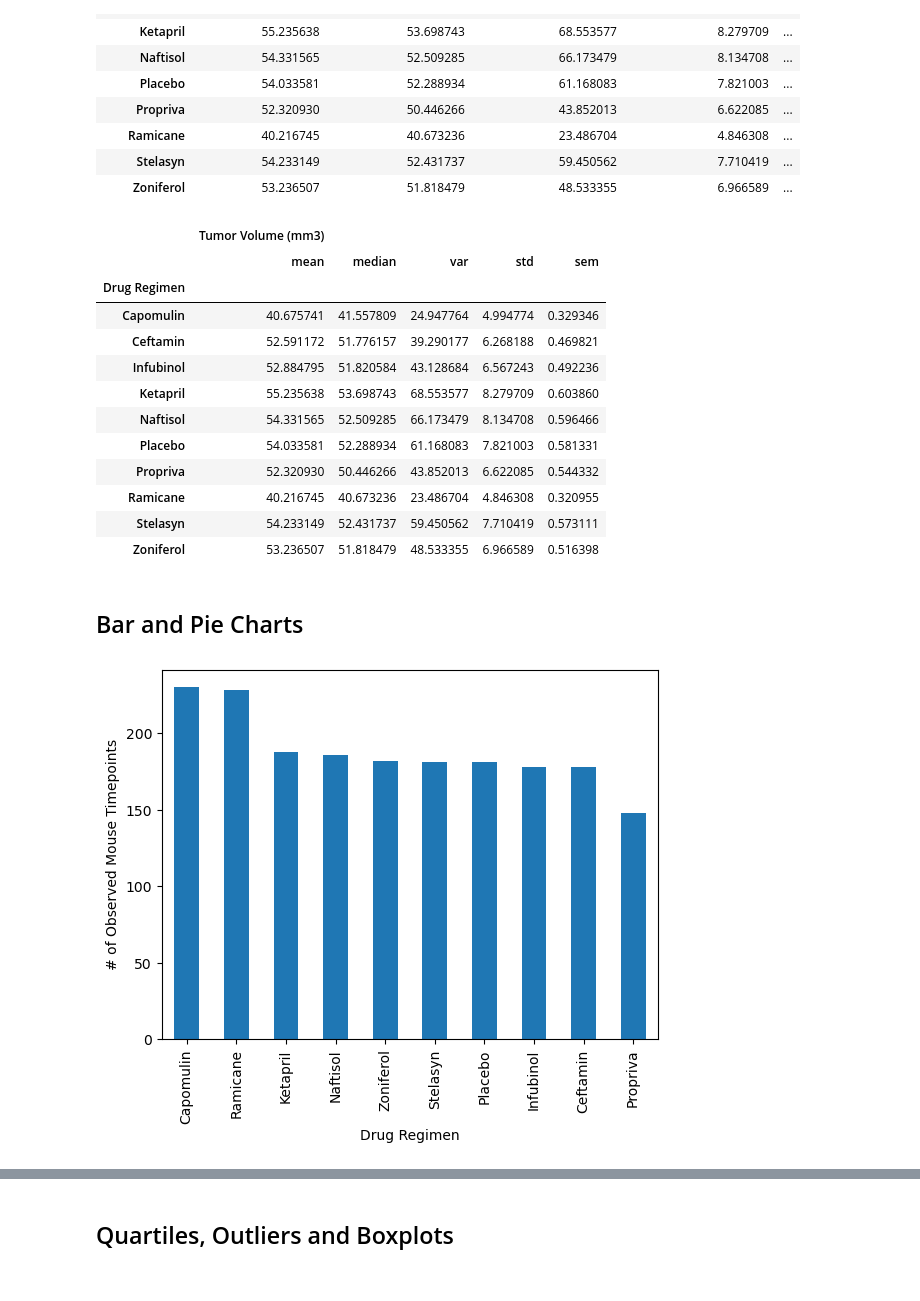
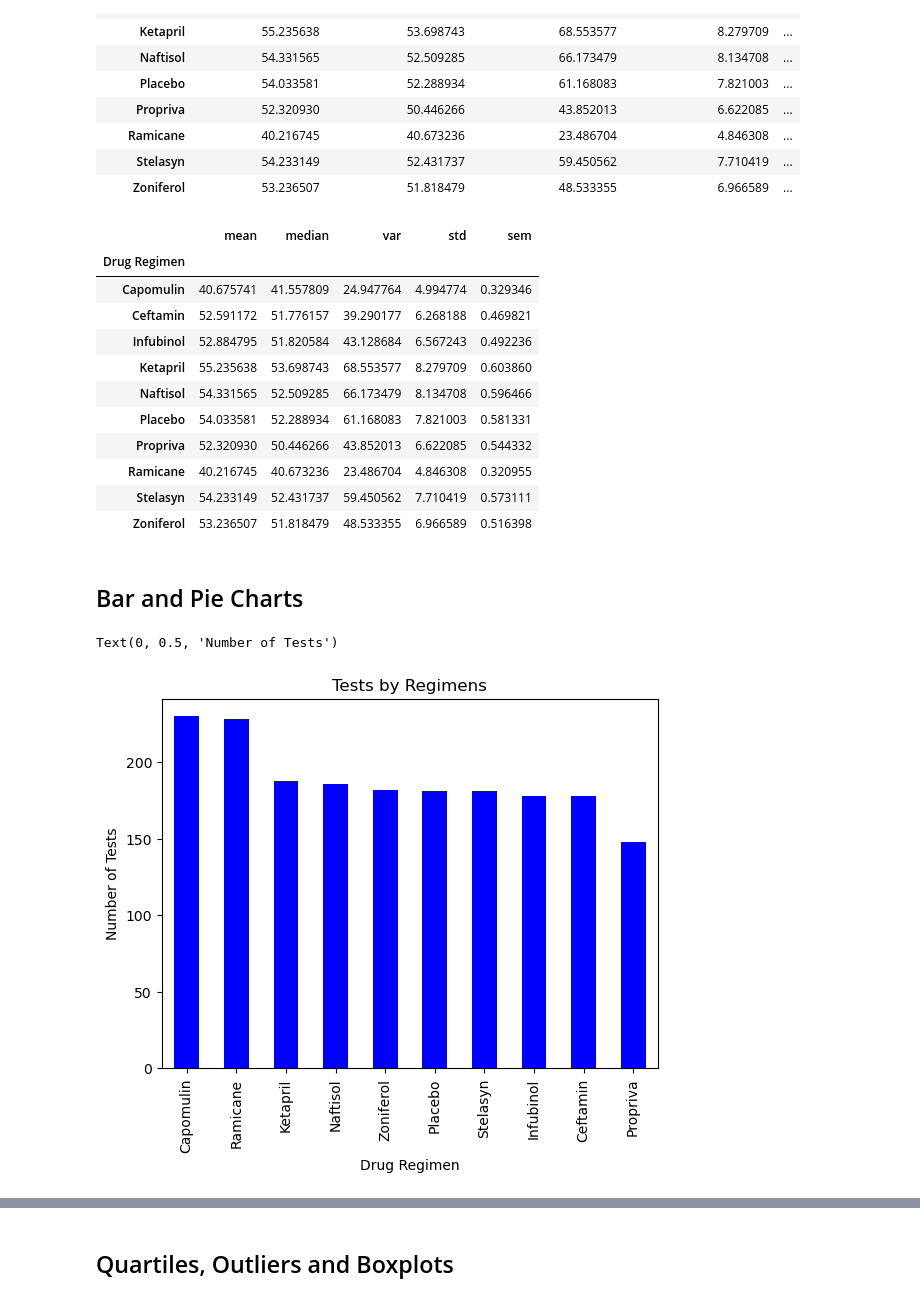
Before and after one commit to AEKoller/koller_matplotlib_challenge, a Jupyter notebook: Pymaceuticals/pymaceuticals_starter.ipynb, the cells around one changed output, grey strips where cells are left out. Saved outputs shown, nothing was run; the diff lists cells and outputs as text; code cells hidden in the pictures.

```diff
--- a/Pymaceuticals/pymaceuticals_starter.ipynb
+++ b/Pymaceuticals/pymaceuticals_starter.ipynb
@@ -38,5 +41,11 @@ meta_study_data.head()
 # %%
 # Our data should be uniquely identified by Mouse ID and Timepoint
 # Get the duplicate mice by ID number that shows up for Mouse ID and Timepoint.
+#duplicate_mice_id = meta_study_data.set_index(["Mouse ID"])["Timepoint"]
+#mice_id_time.head(50)
+duplicate_entries = meta_study_data[meta_study_data.duplicated(['Mouse ID', 'Timepoint'])]
+duplicate_mouse_ids = duplicate_entries['Mouse ID'].unique()
+duplicate_mouse_ids
+#for mouse_id in duplicate_mouse_ids
 # %% [output]
 array(['g989'], dtype=object)
@@ -60,3 +80,6 @@ array(['g989'], dtype=object)
 # %%
 # Create a clean DataFrame by dropping the duplicate mouse by its ID.
+clean_mouse_data = meta_study_data[~meta_study_data['Mouse ID'].isin(duplicate_mouse_ids)]
+print(type(clean_mouse_data))
+clean_mouse_data
 # %% [output]
@@ -96,8 +151,9 @@ array(['g989'], dtype=object)
 # and SEM of the tumor volume for each regimen (only one method is required in the solution)
 
 # Using the aggregation method, produce the same summary statistics in a single line
+drug_regimen_stats_agg = drug_regimen['Tumor Volume (mm3)'].agg(['mean', 'median', 'var', 'std', 'sem'])
+drug_regimen_stats_agg
 # %% [output]
-|  | Tumor Volume (mm3) |  |  |  |  |
 |  | mean | median | var | std | sem |
 | Drug Regimen |  |  |  |  |  |
 | Capomulin | 40.675741 | 41.557809 | 24.947764 | 4.994774 | 0.329346 |
@@ -114,7 +170,13 @@ array(['g989'], dtype=object)
 ## Bar and Pie Charts
 # %%
 # Generate a bar plot showing the total number of rows (Mouse ID/Timepoints) for each drug regimen using Pandas.
+regimens = clean_mouse_data['Drug Regimen'].value_counts()
+regimens.plot(kind='bar', color='blue')
+
+plt.title('Tests by Regimens')
+plt.ylabel('Number of Tests')
 # %% [output]
+Text(0, 0.5, 'Number of Tests')
-[figure, old version]
+[figure, new version]
 # %%
 # Generate a bar plot showing the total number of rows (Mouse ID/Timepoints) for each drug regimen using pyplot.
```
Also changed, not shown: parts of 19 cells of this notebook, 1 other file.
